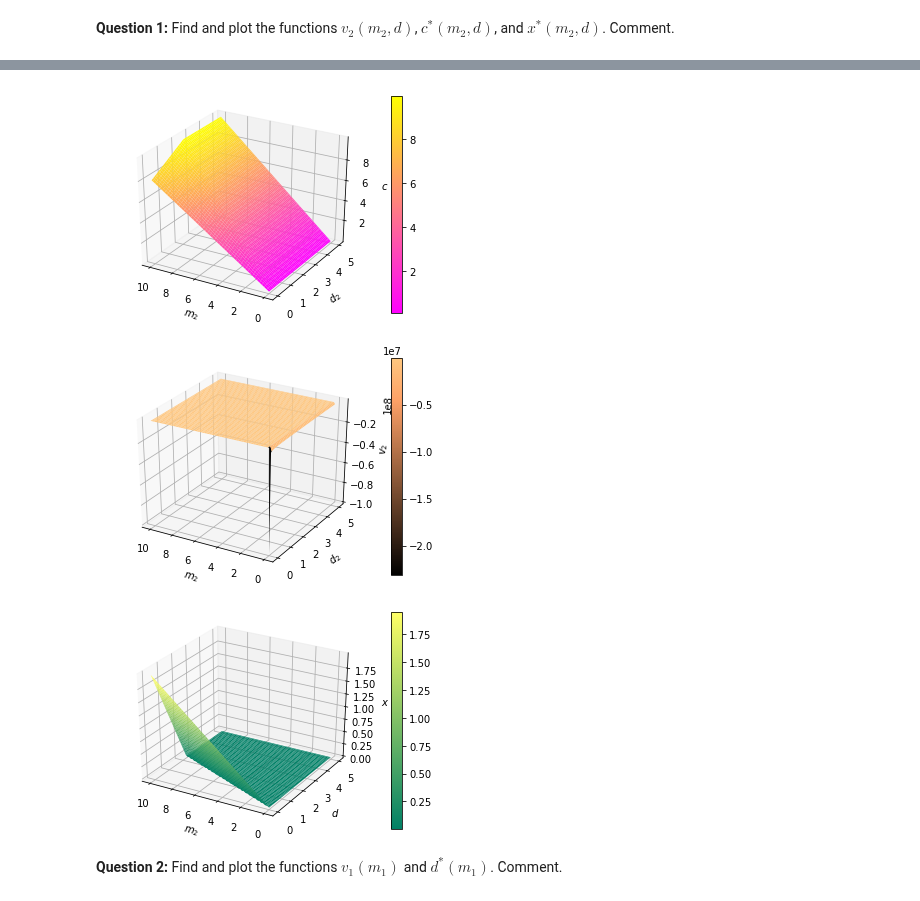
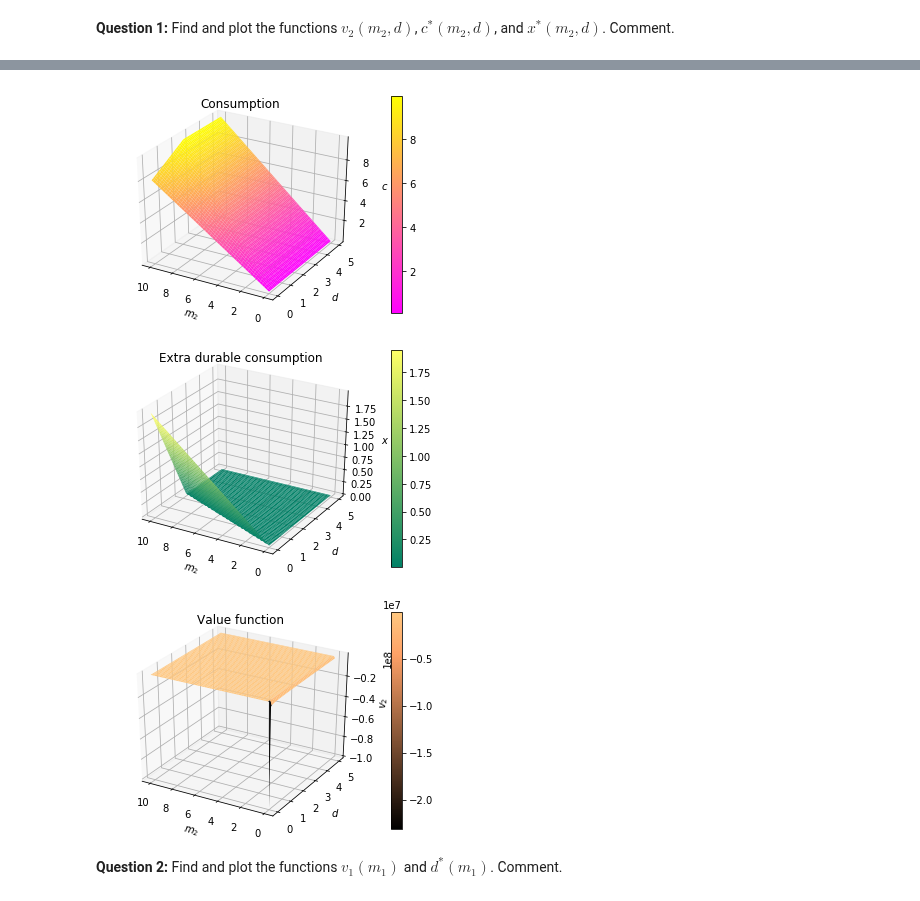
Before and after one commit to NumEconCopenhagen/projects-2020-matrixgymnasterne, a Jupyter notebook: examproject/exam_2020.ipynb, the cells around one changed output, grey strips where cells are left out. Drawn from its saved outputs; the diff is of its cells as text; code cells hidden in the pictures.

```diff
--- a/examproject/exam_2020.ipynb
+++ b/examproject/exam_2020.ipynb
@@ -373,3 +342,9 @@ def a(m1_vec,d):
+# %%
+def x(m2,c):
+    return(m2-c)
+
+def v2(c,m2,d,alpha,chi,rho):
+    return ((c**alpha*(d+chi*(m2-c))**(1-alpha))**(1-rho))/(1-rho)
 # %%
 #solve second period
 def solve_p2(alpha,chi,rho):
@@ -384,7 +359,7 @@ def solve_p2(alpha,chi,rho):
         for j,d in enumerate(d_vec):
 
         #i. objective
-            obj=lambda c: -v2(c,m2,alpha,d,chi,rho)
+            obj=lambda c: -v2(c,m2,d,alpha,chi,rho)
 
         #ii. initial guess
             x0=m2/2
@@ -401,9 +376,3 @@ def solve_p2(alpha,chi,rho):
 
 
 m2_vec, d_vec, v2_vec, c_vec, x_vec = solve_p2(alpha,chi,rho)
-
-
-x_vector_r = np.round(x_vec,4)
-
-print(x_vector_r)
-print(v2_vec)
@@ -439,51 +387,51 @@ cs = ax.plot_surface(m2_grid,d_grid,c_vec, cmap=cm.spring)
 
 # d. add labels
 ax.set_xlabel('$m_2$')
-ax.set_ylabel('$d_2$')
+ax.set_ylabel('$d$')
 ax.set_zlabel('$c$')
 
 # e. invert xaxis
 ax.invert_xaxis()
-
+ax.set_title('Consumption')
 # f. add colorbar
 fig.colorbar(cs);
 
 
-fig2 = plt.figure()
-ax1 = fig2.add_subplot(1,1,1,projection='3d')
-vs = ax1.plot_surface(m2_grid,d_grid,v2_vec, cmap=cm.copper)
+# c. main
+fig1 = plt.figure()
+ax1 = fig1.add_subplot(1,1,1,projection='3d')
+xs = ax1.plot_surface(m2_grid,d_grid,x_vec, cmap=cm.summer)
 
 # d. add labels
 ax1.set_xlabel('$m_2$')
-ax1.set_ylabel('$d_2$')
-ax1.set_zlabel('$v_2$')
+ax1.set_ylabel('$d$')
+ax1.set_zlabel('$x$')
 
 # e. invert xaxis
 ax1.invert_xaxis()
+ax1.set_title('Extra durable consumption')
 
 # f. add colorbar
-fig2.colorbar(vs);
+fig1.colorbar(xs);
 
-
-
-# c. main
-fig3 = plt.figure()
-ax2 = fig3.add_subplot(1,1,1,projection='3d')
-xs = ax2.plot_surface(m2_grid,d_grid,x_vec, cmap=cm.summer)
+fig2 = plt.figure()
+ax2 = fig2.add_subplot(1,1,1,projection='3d')
+vs = ax2.plot_surface(m2_grid,d_grid,v2_vec, cmap=cm.copper)
 
 # d. add labels
 ax2.set_xlabel('$m_2$')
 ax2.set_ylabel('$d$')
-ax2.set_zlabel('$x$')
+ax2.set_zlabel('$v_2$')
 
 # e. invert xaxis
 ax2.invert_xaxis()
+ax2.set_title('Value function')
 
 # f. add colorbar
-fig3.colorbar(xs);
+fig2.colorbar(vs);
 # %% [output]
-[figure, old version]
+[figure, new version]
-[figure, old version]
+[figure, new version]
-[figure, old version]
+[figure, new version]
 # %% [markdown]
 **Question 2:** Find and plot the functions $v_{1}(m_{1})$ and $d^{\ast}(m_1)$. Comment.
```
Also changed, not shown: parts of 7 cells of this notebook.
